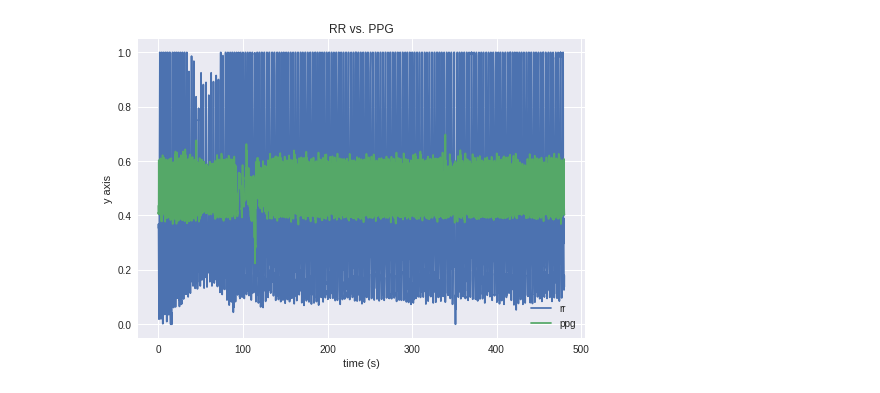
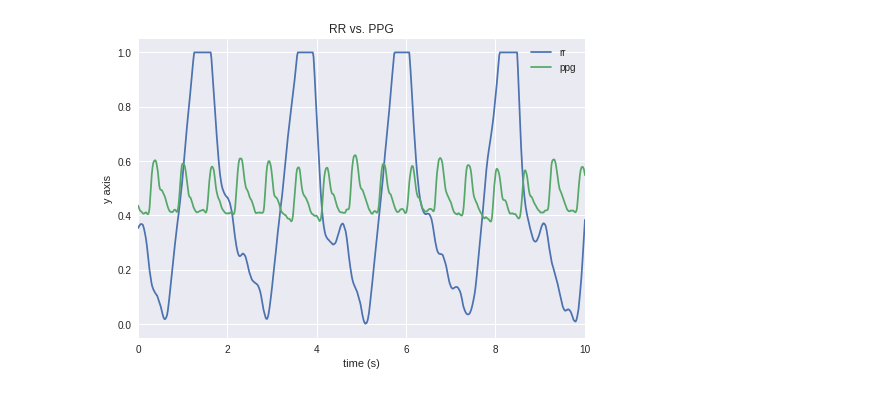
Before and after one commit to breai/BreAI, a Jupyter notebook: bidmc.ipynb, the cells around one changed output. Drawn from its saved outputs; the diff is of its cells as text; code cells hidden in the pictures.

```diff
--- a/bidmc.ipynb
+++ b/bidmc.ipynb
@@ -3,21 +3,23 @@
 # %%
 
 import pandas as pd
 import matplotlib.pyplot as plt
 # Time [s], RESP, PLETH, V, AVR, II
 bidmc1 = pd.read_csv("https://physionet.org/physiobank/database/bidmc/bidmc_csv/bidmc_01_Signals.csv", skipinitialspace=True , usecols=['Time [s]', 'RESP','PLETH'])
 time = bidmc1['Time [s]']
 resp = bidmc1.RESP
 pleth = bidmc1['PLETH']
+
 plt.plot(time, resp, label="rr")
 plt.plot(time, pleth, label="ppg")
 plt.plot()
 # plt.plot(range(100))
 
+plt.xlim(0, 10)
 plt.xlabel("time (s)")
 plt.ylabel("y axis")
 plt.title("RR vs. PPG")
 plt.legend()
 plt.show()
 # %% [output]
-[figure, old version]
+[figure, new version]
```
